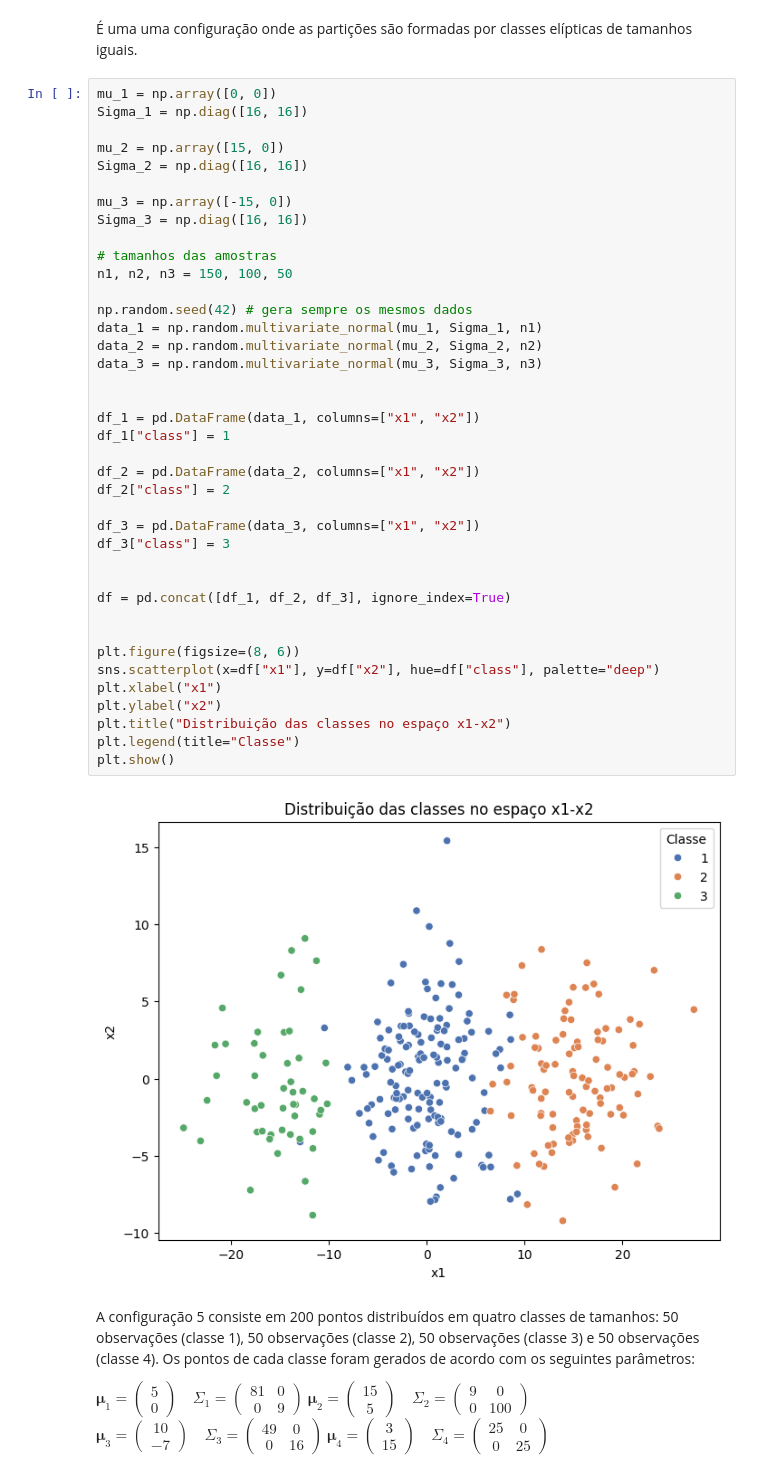
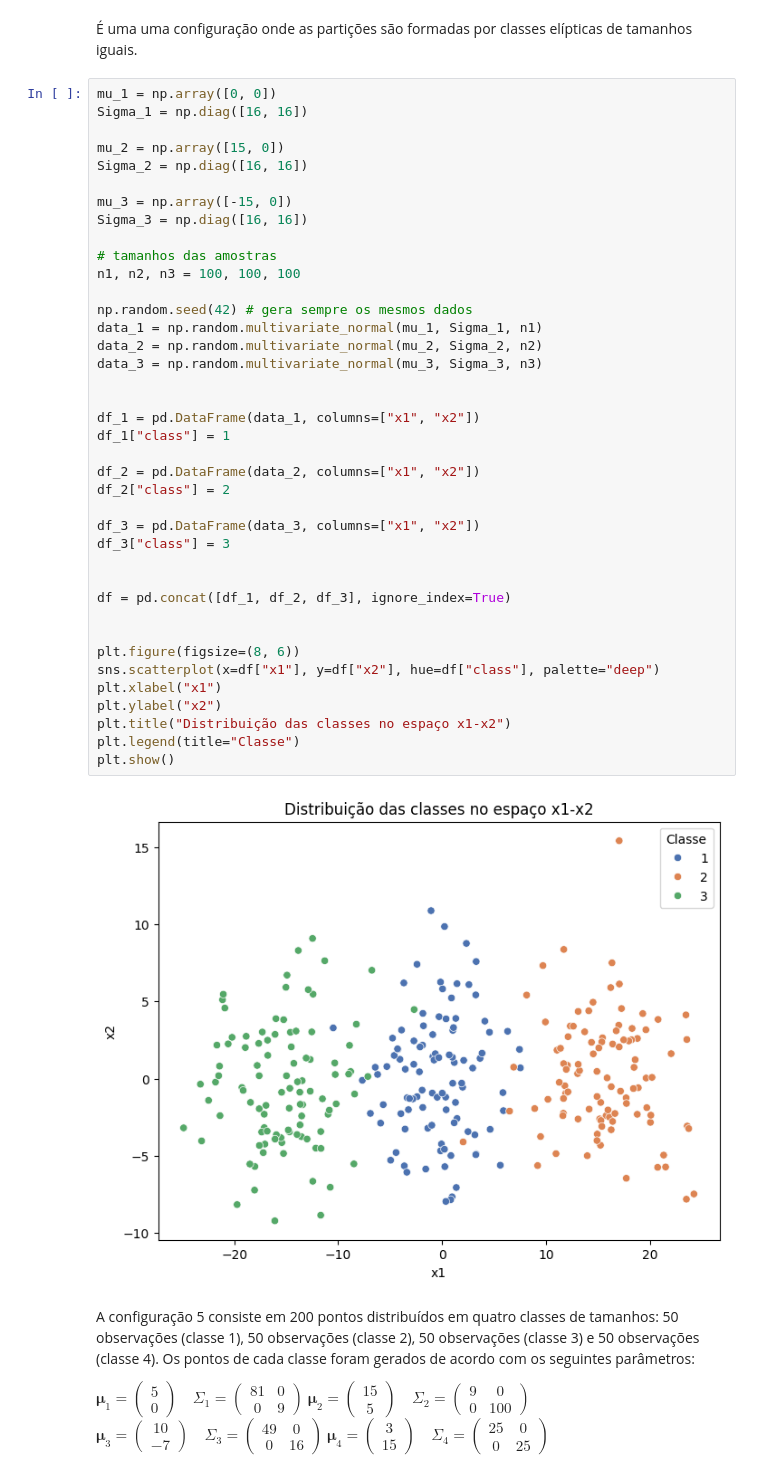
Before and after one commit to thomazcabral/Fuzzy_Clustering, a Jupyter notebook: synthetic_data.ipynb, the cells around one changed output. Drawn from its saved outputs; the diff is of its cells as text.

```diff
--- a/synthetic_data.ipynb
+++ b/synthetic_data.ipynb
@@ -684,36 +684,36 @@ mu_3 = np.array([-15, 0])
 Sigma_3 = np.diag([16, 16])
 
 # tamanhos das amostras
-n1, n2, n3 = 150, 100, 50
+n1, n2, n3 = 100, 100, 100
 
 np.random.seed(42) # gera sempre os mesmos dados
 data_1 = np.random.multivariate_normal(mu_1, Sigma_1, n1)
 data_2 = np.random.multivariate_normal(mu_2, Sigma_2, n2)
 data_3 = np.random.multivariate_normal(mu_3, Sigma_3, n3)
 
 
 df_1 = pd.DataFrame(data_1, columns=["x1", "x2"])
 df_1["class"] = 1
 
 df_2 = pd.DataFrame(data_2, columns=["x1", "x2"])
 df_2["class"] = 2
 
 df_3 = pd.DataFrame(data_3, columns=["x1", "x2"])
 df_3["class"] = 3
 
 
 df = pd.concat([df_1, df_2, df_3], ignore_index=True)
 
 
 plt.figure(figsize=(8, 6))
 sns.scatterplot(x=df["x1"], y=df["x2"], hue=df["class"], palette="deep")
 plt.xlabel("x1")
 plt.ylabel("x2")
 plt.title("Distribuição das classes no espaço x1-x2")
 plt.legend(title="Classe")
 plt.show()
 # %% [output]
-[figure, old version]
+[figure, new version]
 # %% [markdown]
 A configuração 5 consiste em 200 pontos distribuídos em quatro classes de tamanhos: 50 observações (classe 1), 50 observações (classe 2), 50 observações (classe 3) e 50 observações (classe 4). Os pontos de cada classe foram gerados de acordo com os seguintes parâmetros:
 
```
Also changed, not shown: parts of 7 cells of this notebook.
